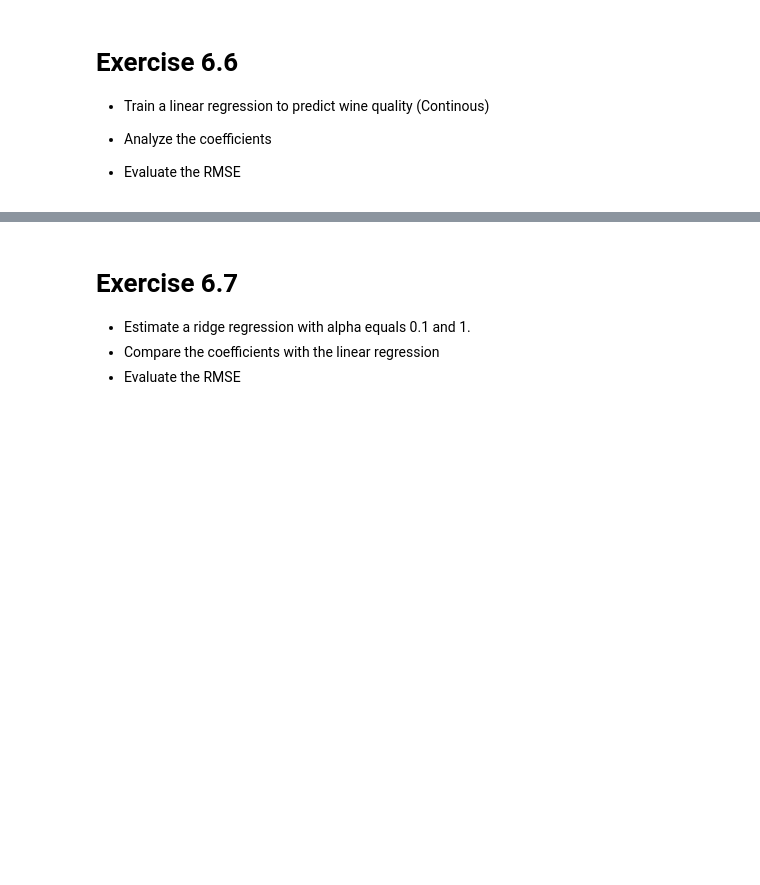
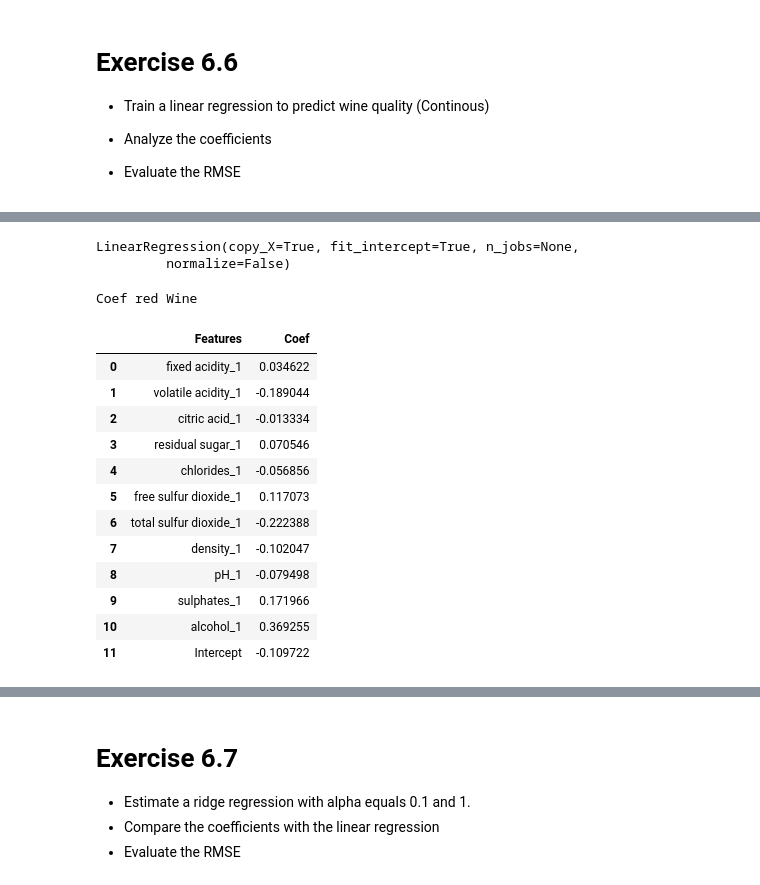
Before and after one commit to julianfbaquero/PracticalMachineLearningClass, a Jupyter notebook: Exercices-JulianBaquero/E6-SVM&Regularization.ipynb, the cells around one changed output, grey strips where cells are left out. Saved outputs shown, nothing was run; the diff lists cells and outputs as text; code cells hidden in the pictures; blank space fills up the shorter version.

```diff
--- a/Exercices-JulianBaquero/E6-SVM&Regularization.ipynb
+++ b/Exercices-JulianBaquero/E6-SVM&Regularization.ipynb
@@ -106,0 +356,49 @@ Compare the results with other methods
+# %%
+data_R2=data_3[(data_3["type"]=='red')]
+data_W2=data_3[(data_3["type"]=='white')]
+
+data_R2_2=data_R2.drop("type",axis=1)
+data_W2_2=data_W2.drop("type",axis=1)
+
+y_r = data_R2_2["quality_1"].values
+X_r = data_R2_2[['fixed acidity_1', 'volatile acidity_1','citric acid_1','residual sugar_1','chlorides_1','free sulfur dioxide_1','total sulfur dioxide_1','density_1','pH_1','sulphates_1','alcohol_1']].values
+
+y_w = data_W2_2["quality_1"].values
+X_w = data_W2_2[['fixed acidity_1', 'volatile acidity_1','citric acid_1','residual sugar_1','chlorides_1','free sulfur dioxide_1','total sulfur dioxide_1','density_1','pH_1','sulphates_1','alcohol_1']].values
+# %%
+X_train_rw, X_test_rw= train_test_split(X_r,test_size=validation, random_state=seed)
+y_train_rw, y_test_rw = train_test_split(y_r,test_size=validation, random_state=seed)
+
+X_train_ww, X_test_ww= train_test_split(X_w,test_size=validation, random_state=seed)
+y_train_ww, y_test_ww = train_test_split(y_w,test_size=validation, random_state=seed)
+# %%
+lm_rw=LinearRegression()
+lm_ww=LinearRegression()
+
+lm_rw.fit(X_train_rw, y_train_rw)
+lm_ww.fit(X_train_ww, y_train_ww)
+# %% [output]
+LinearRegression(copy_X=True, fit_intercept=True, n_jobs=None,
+         normalize=False)
+# %%
+DF=data_R2_2.drop("quality_1",axis=1)
+# %%
+result_rw=pd.DataFrame({"Features":DF.columns,"Coef":lm_rw.coef_})
+result_rw.loc[len(result_rw)]=["Intercept",lm_rw.intercept_]
+print("\033[1;37mCoef red Wine")
+result_rw
+# %% [output]
+Coef red Wine
+|  | Features | Coef |
+| 0 | fixed acidity_1 | 0.034622 |
+| 1 | volatile acidity_1 | -0.189044 |
+| 2 | citric acid_1 | -0.013334 |
+| 3 | residual sugar_1 | 0.070546 |
+| 4 | chlorides_1 | -0.056856 |
+| 5 | free sulfur dioxide_1 | 0.117073 |
+| 6 | total sulfur dioxide_1 | -0.222388 |
+| 7 | density_1 | -0.102047 |
+| 8 | pH_1 | -0.079498 |
+| 9 | sulphates_1 | 0.171966 |
+| 10 | alcohol_1 | 0.369255 |
+| 11 | Intercept | -0.109722 |
```
Also changed, not shown: parts of 51 cells of this notebook.
